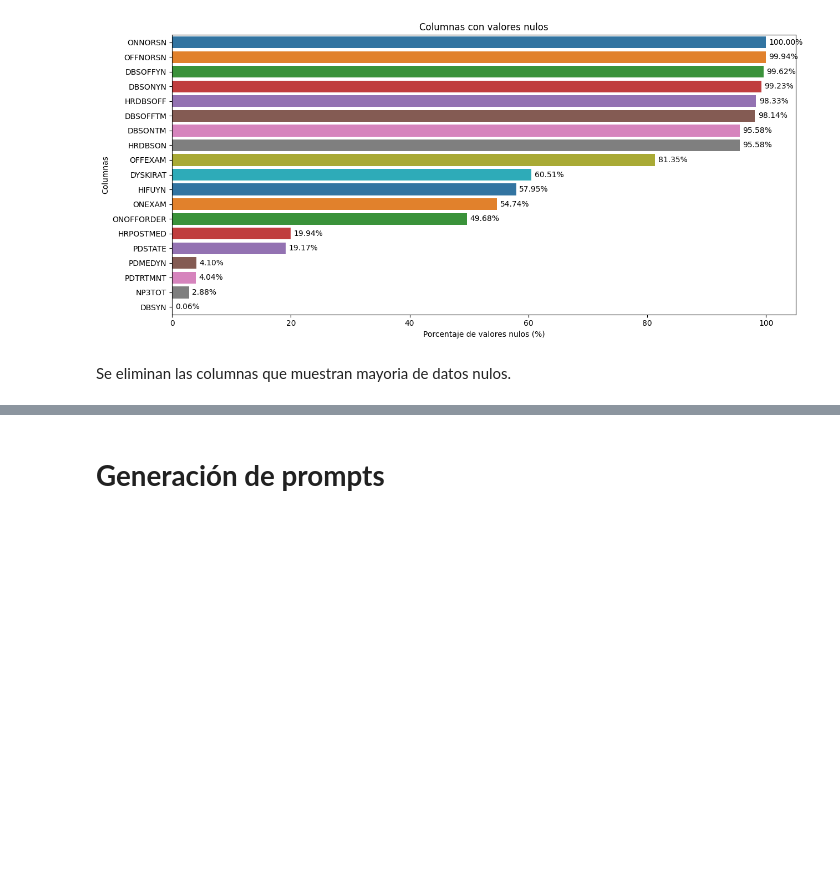
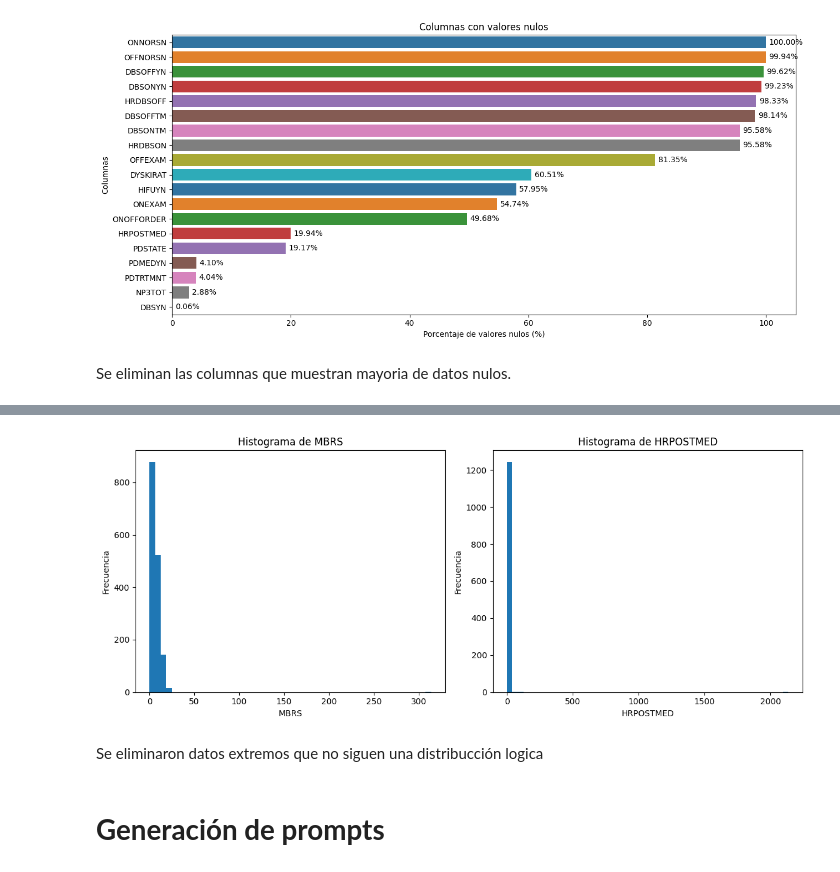
Before and after one commit to JeiGeek/Replica_clasificacion_multimodal_parkinson, a Jupyter notebook: clinical_pipeline/tabular_clinical.ipynb, the cells around one changed output, grey strips where cells are left out. Saved outputs shown, nothing was run; the diff lists cells and outputs as text; code cells hidden in the pictures; blank space fills up the shorter version.

```diff
--- a/clinical_pipeline/tabular_clinical.ipynb
+++ b/clinical_pipeline/tabular_clinical.ipynb
@@ -123,0 +172,22 @@ plt.show()
+# %%
+# @title **Datos fuera de rangos**
+fig, axes = plt.subplots(1, 2, figsize=(12, 5))
+
+# Histograma de MBRS
+axes[0].hist(df["MBRS"].dropna(), bins=50)
+axes[0].set_title("Histograma de MBRS")
+axes[0].set_xlabel("MBRS")
+axes[0].set_ylabel("Frecuencia")
+
+# Histograma de HRPOSTMED
+axes[1].hist(df["HRPOSTMED"].dropna(), bins=50)
+axes[1].set_title("Histograma de HRPOSTMED")
+axes[1].set_xlabel("HRPOSTMED")
+axes[1].set_ylabel("Frecuencia")
+
+plt.tight_layout()
+plt.show()
+# %% [output]
+[figure, added]
+# %% [markdown]
+Se eliminaron datos extremos que no siguen una distribucción logica
```
Also changed, not shown: parts of 9 cells of this notebook.
